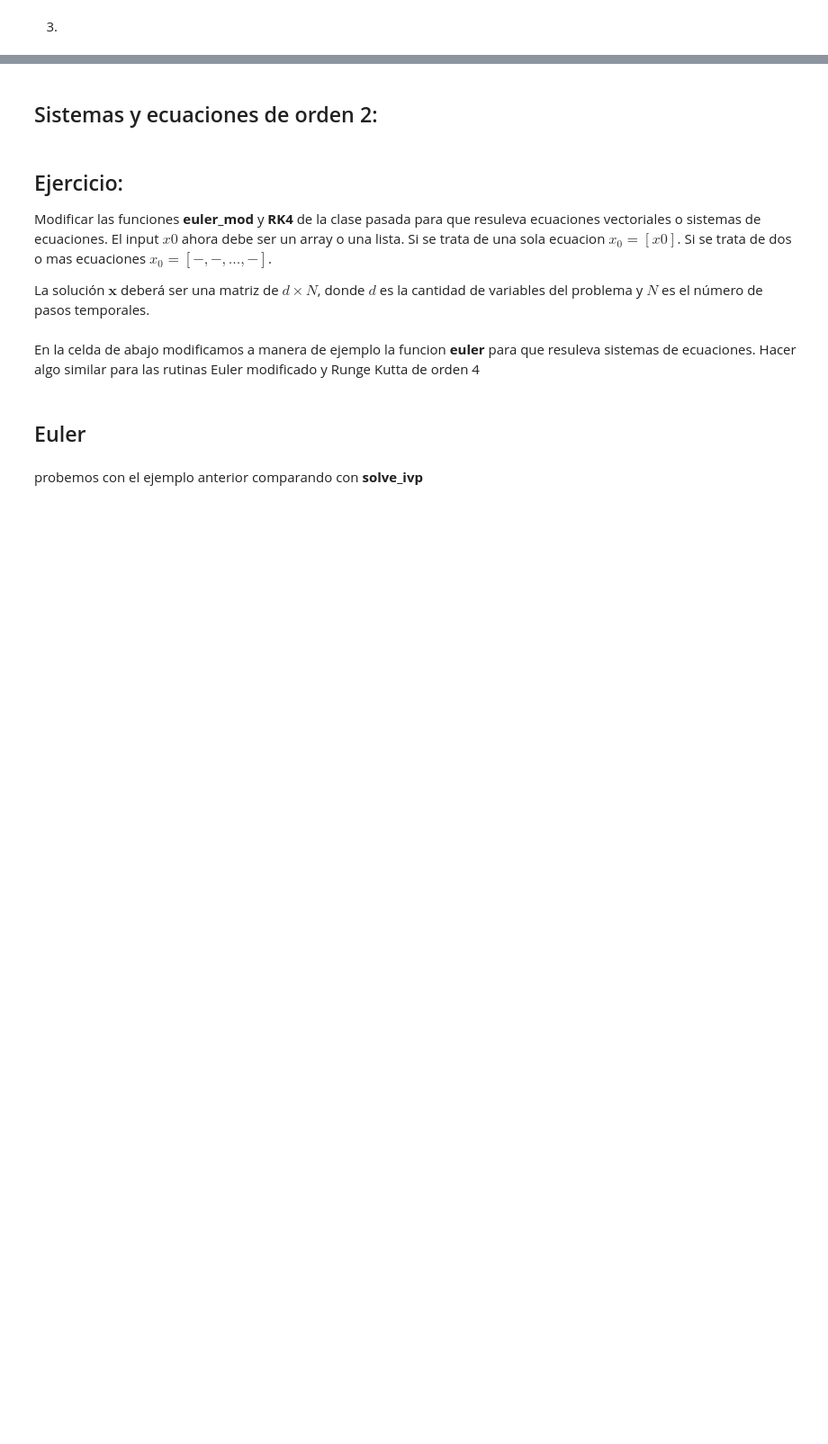
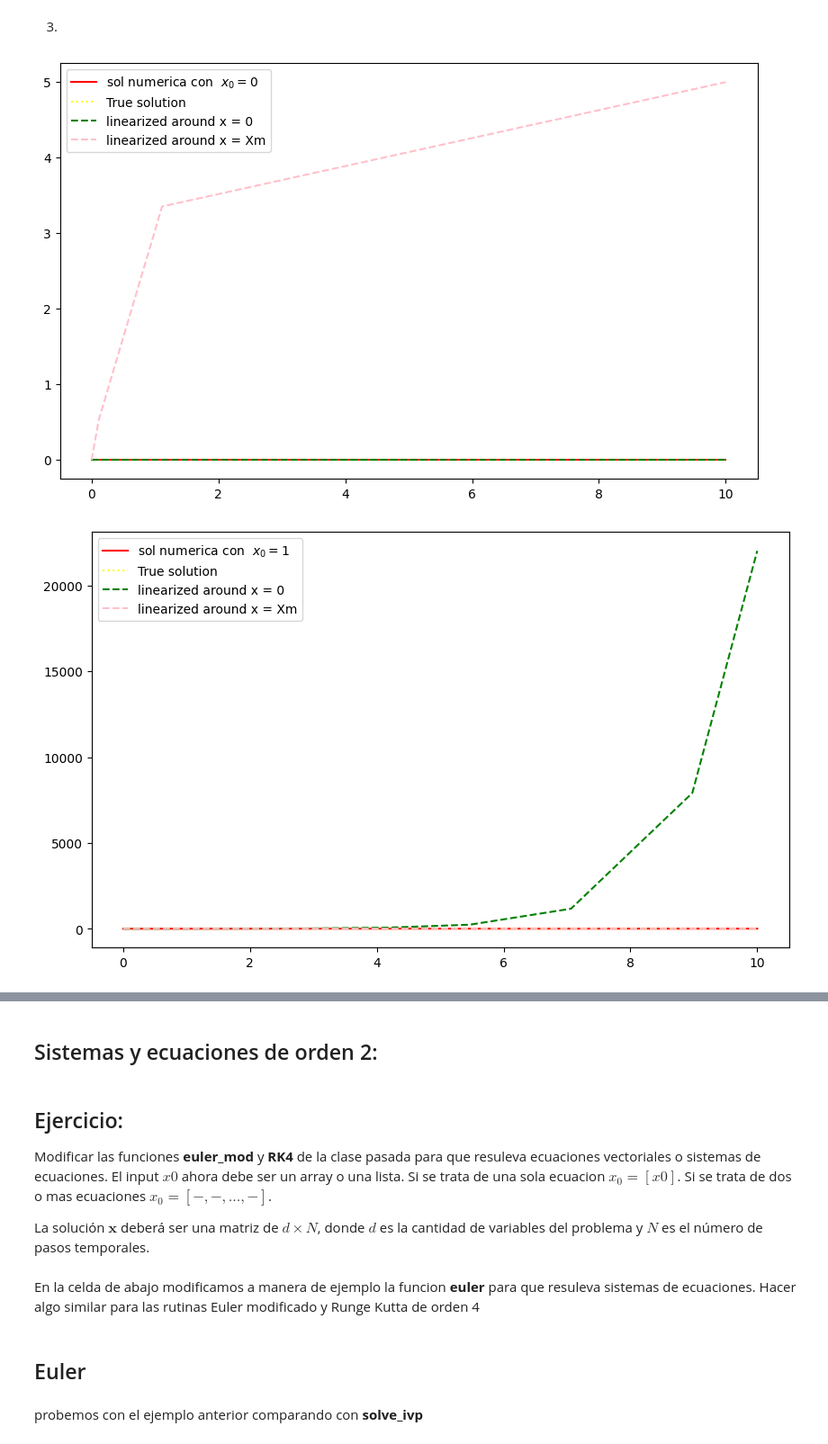
Before and after one commit to binaria010/Mate2B, a Jupyter notebook: Clase11.ipynb, the cells around one changed output, grey strips where cells are left out. Shown at 90% size. Saved outputs shown, nothing was run; the diff lists cells and outputs as text; code cells hidden in the pictures; blank space fills up the shorter version.

```diff
--- a/Clase11.ipynb
+++ b/Clase11.ipynb
@@ -75,19 +103,22 @@ for x0 in X0:
 # %%
 X0 = [[i] for i in range(6)] # estas son las distintas cond iniciales x(0)=0, 1,2, 3,4,5: ojo que x0 en solve_ivp es un array!
 
 for x0 in X0:
 
-  sol = solve_ivp(#completar)
+  sol = solve_ivp(fun, (t0, T), y0 = x0)
   t = sol.t  # me da la grilla de los t
   x = sol.y[0,:]  # me da los x
 
   ax = plt.figure(figsize=(10, 6))
   plt.plot(t, x, color = "red", label = "sol numerica con  $x_0 = $" + str(x0[0]))
   plt.plot(t, sol_exacta(t, x0[0]), color = "yellow", linestyle ="dotted"  ,label = "True solution")
   plt.plot(t, sol_linear1(t, x0[0]),  color = "green", linestyle ="dashed"  ,label = "linearized around x = 0")
   #plt.ylim(0, 10)
   plt.plot(t, sol_linear2(t, x0[0]), color = "pink", linestyle ="dashed"  ,label = "linearized around x = Xm")
 
 
   plt.legend()
   plt.show()
+# %% [output]
+[figure, added]
+[figure, added]
```
Also changed, not shown: parts of 16 cells of this notebook.
